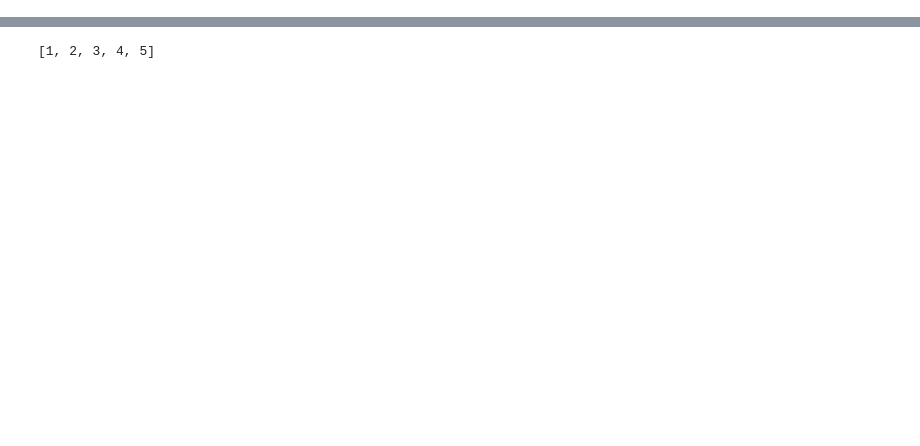
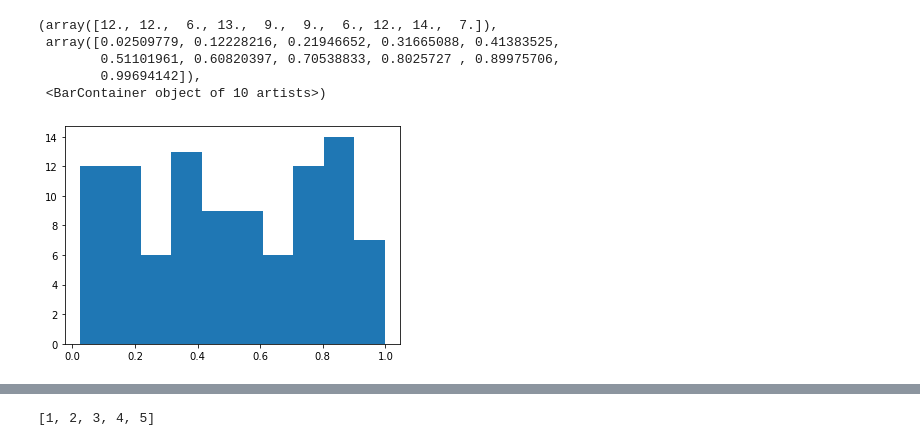
Before and after one commit to HenryFoster89/Tutorial_Python, a Jupyter notebook: Numpy.ipynb, the cells around one changed output, grey strips where cells are left out. Cells and saved outputs as stored; diff of their text form; code cells hidden in the pictures; blank space fills up the shorter version.

```diff
--- a/Numpy.ipynb
+++ b/Numpy.ipynb
@@ -0,0 +14,11 @@
+# %%
+x = np.random.random(100)
+# %%
+plt.hist(x)
+# %% [output]
+(array([12., 12.,  6., 13.,  9.,  9.,  6., 12., 14.,  7.]),
+ array([0.02509779, 0.12228216, 0.21946652, 0.31665088, 0.41383525,
+        0.51101961, 0.60820397, 0.70538833, 0.8025727 , 0.89975706,
+        0.99694142]),
+ <BarContainer object of 10 artists>)
+[figure, added]
```
Also changed, not shown: parts of 112 cells of this notebook.
